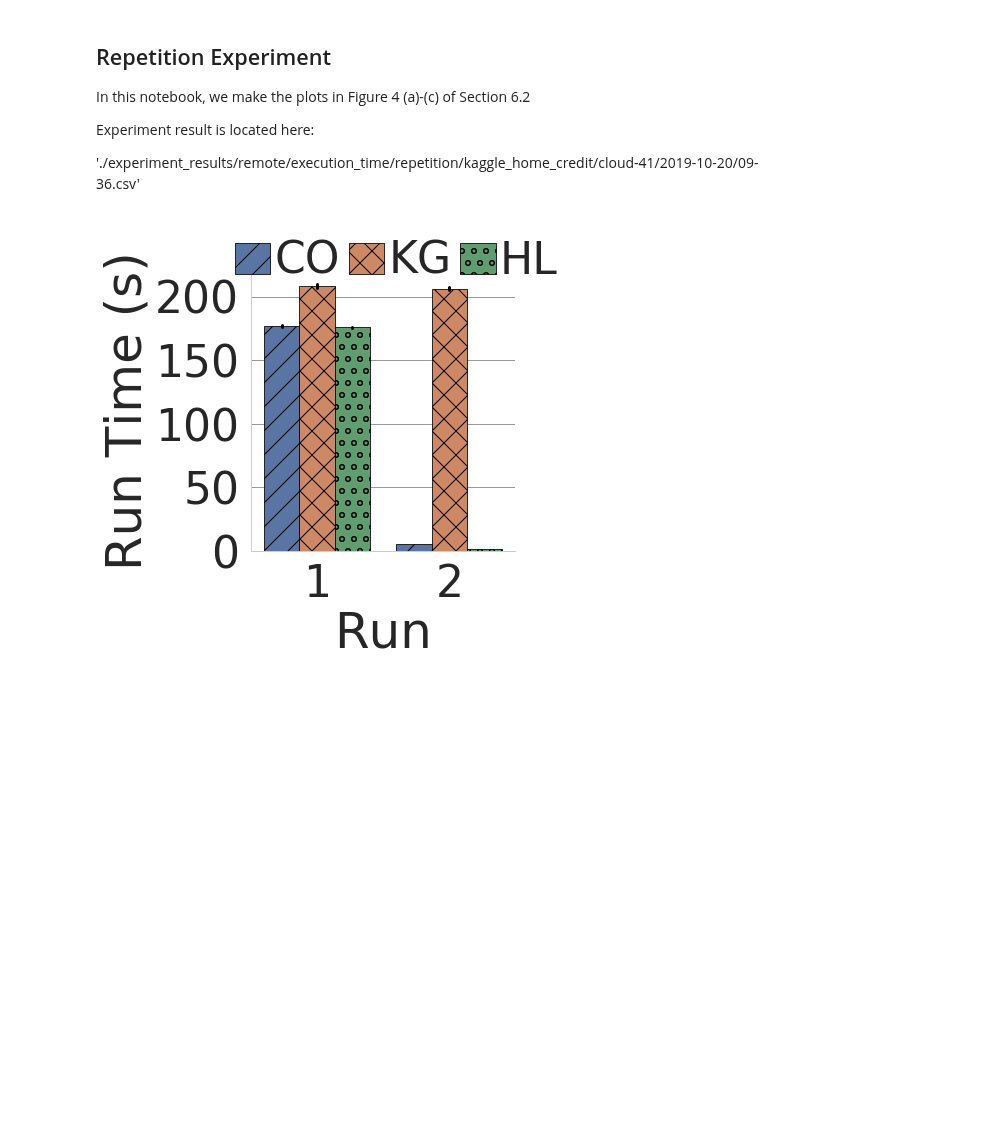
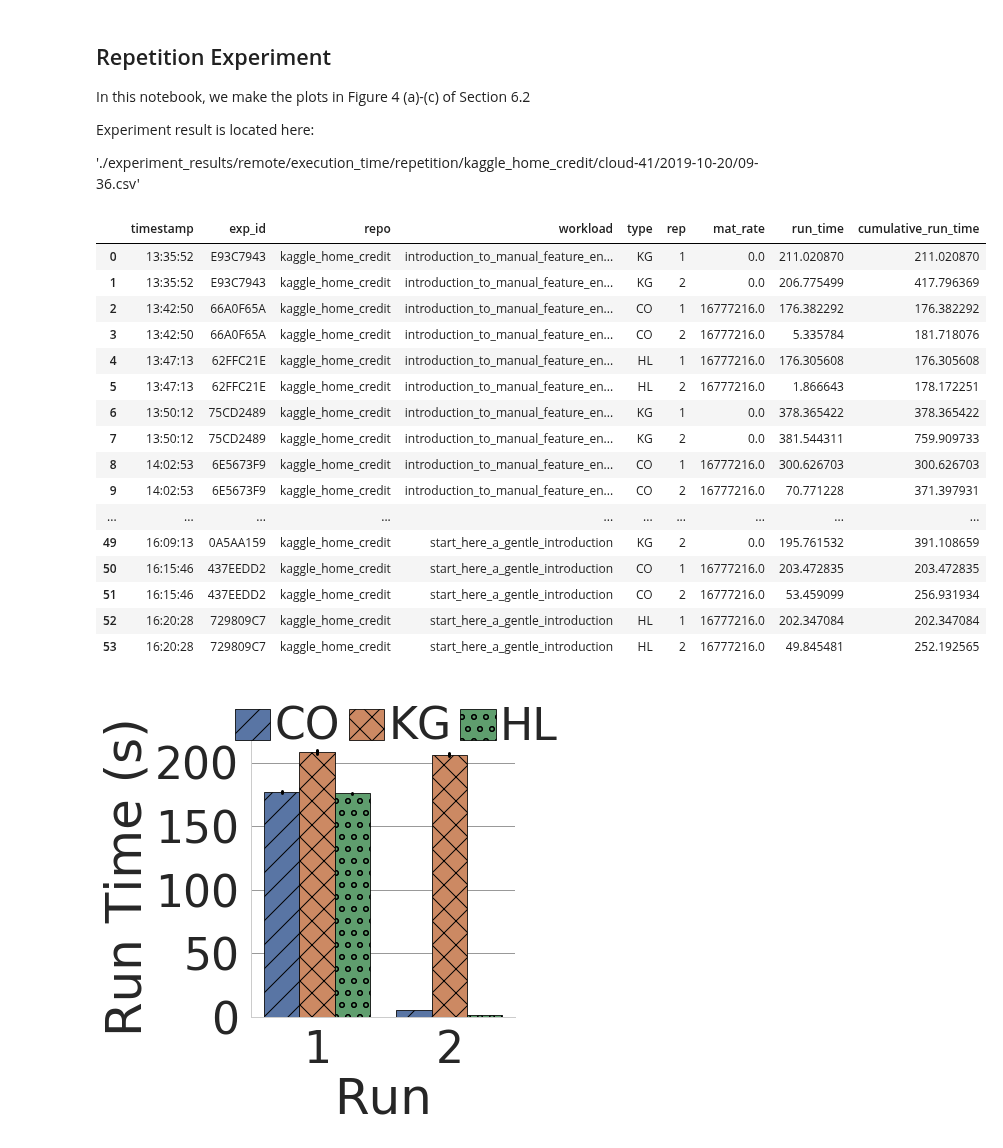
Before and after one commit to dbehrouz/ml-workload-optimization, a Jupyter notebook: code/collaborative-optimizer/paper/experiments/execution_time/repetition/plots.ipynb, the cells around one changed output. Cells and saved outputs as stored; diff of their text form; code cells hidden in the pictures; blank space fills up the shorter version.

```diff
--- a/code/collaborative-optimizer/paper/experiments/execution_time/repetition/plots.ipynb
+++ b/code/collaborative-optimizer/paper/experiments/execution_time/repetition/plots.ipynb
@@ -64,6 +64,26 @@ method_map = {'optimized':'CO','baseline':'KG', 'helix':'HL'}
 execution_times = pd.read_csv(result_file, header=None, names=HEADERS)
 execution_times['type'] = execution_times['type'].replace(method_map)
 execution_times['cumulative_run_time'] = execution_times.groupby(['exp_id','workload','type'])['run_time'].apply(lambda x: x.cumsum())
+# %%
+execution_times
+# %% [output]
+|  | timestamp | exp_id | repo | workload | type | rep | mat_rate | run_time | cumulative_run_time |
+| 0 | 13:35:52 | E93C7943 | kaggle_home_credit | introduction_to_manual_feature_en... | KG | 1 | 0.0 | 211.020870 | 211.020870 |
+| 1 | 13:35:52 | E93C7943 | kaggle_home_credit | introduction_to_manual_feature_en... | KG | 2 | 0.0 | 206.775499 | 417.796369 |
+| 2 | 13:42:50 | 66A0F65A | kaggle_home_credit | introduction_to_manual_feature_en... | CO | 1 | 16777216.0 | 176.382292 | 176.382292 |
+| 3 | 13:42:50 | 66A0F65A | kaggle_home_credit | introduction_to_manual_feature_en... | CO | 2 | 16777216.0 | 5.335784 | 181.718076 |
+| 4 | 13:47:13 | 62FFC21E | kaggle_home_credit | introduction_to_manual_feature_en... | HL | 1 | 16777216.0 | 176.305608 | 176.305608 |
+| 5 | 13:47:13 | 62FFC21E | kaggle_home_credit | introduction_to_manual_feature_en... | HL | 2 | 16777216.0 | 1.866643 | 178.172251 |
+| 6 | 13:50:12 | 75CD2489 | kaggle_home_credit | introduction_to_manual_feature_en... | KG | 1 | 0.0 | 378.365422 | 378.365422 |
+| 7 | 13:50:12 | 75CD2489 | kaggle_home_credit | introduction_to_manual_feature_en... | KG | 2 | 0.0 | 381.544311 | 759.909733 |
+| 8 | 14:02:53 | 6E5673F9 | kaggle_home_credit | introduction_to_manual_feature_en... | CO | 1 | 16777216.0 | 300.626703 | 300.626703 |
+| 9 | 14:02:53 | 6E5673F9 | kaggle_home_credit | introduction_to_manual_feature_en... | CO | 2 | 16777216.0 | 70.771228 | 371.397931 |
+| ... | ... | ... | ... | ... | ... | ... | ... | ... | ... |
+| 49 | 16:09:13 | 0A5AA159 | kaggle_home_credit | start_here_a_gentle_introduction | KG | 2 | 0.0 | 195.761532 | 391.108659 |
+| 50 | 16:15:46 | 437EEDD2 | kaggle_home_credit | start_here_a_gentle_introduction | CO | 1 | 16777216.0 | 203.472835 | 203.472835 |
+| 51 | 16:15:46 | 437EEDD2 | kaggle_home_credit | start_here_a_gentle_introduction | CO | 2 | 16777216.0 | 53.459099 | 256.931934 |
+| 52 | 16:20:28 | 729809C7 | kaggle_home_credit | start_here_a_gentle_introduction | HL | 1 | 16777216.0 | 202.347084 | 202.347084 |
+| 53 | 16:20:28 | 729809C7 | kaggle_home_credit | start_here_a_gentle_introduction | HL | 2 | 16777216.0 | 49.845481 | 252.192565 |
 # %%
 def plot_run_time(df, loc=None):
     cat = sns.catplot(
```
Also changed, not shown: 9 other files.
